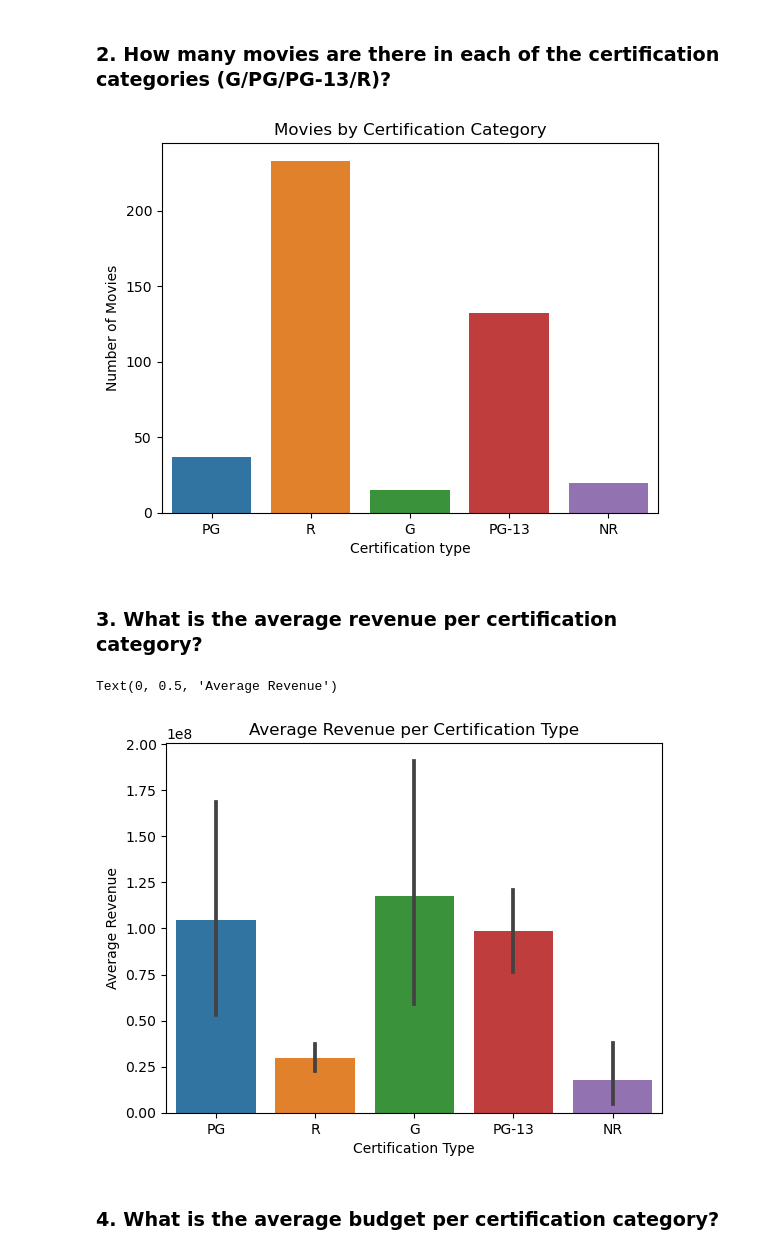
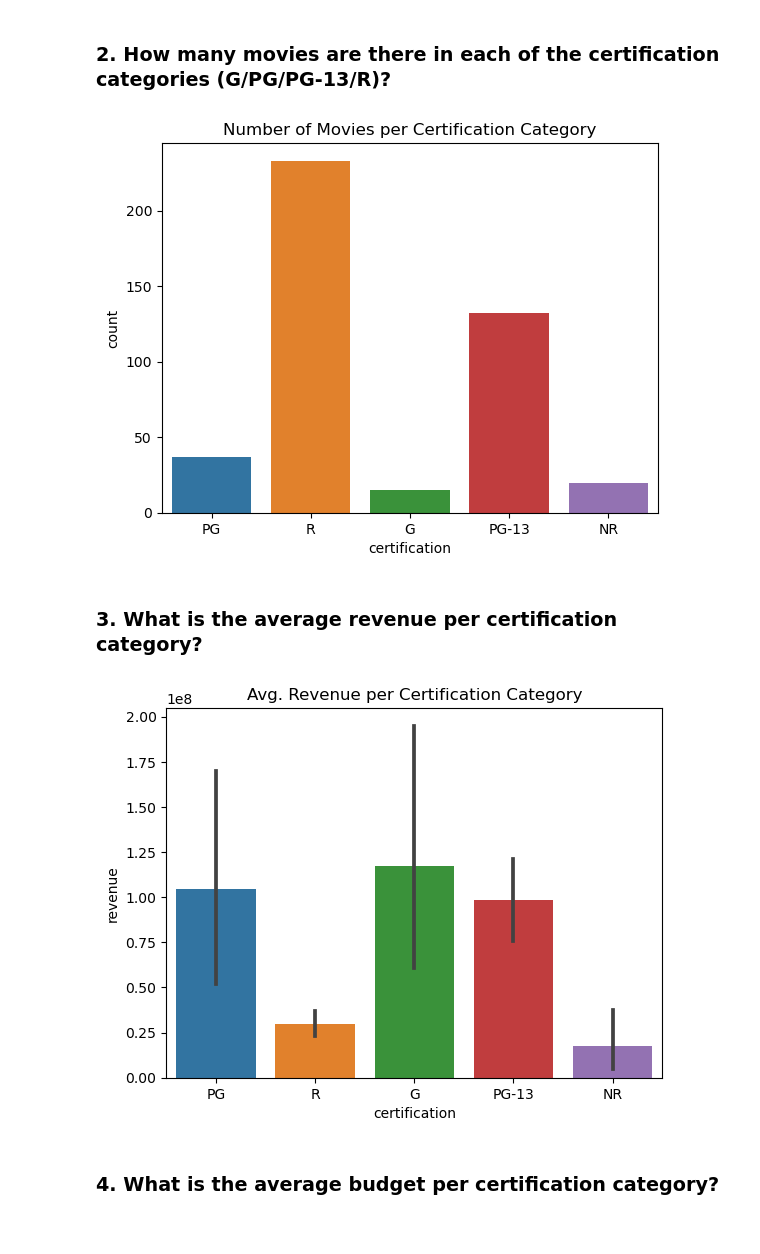
Before and after one commit to paulf35/Project-3---Movies, a Jupyter notebook: Project 3 - Part 3 - EDA.ipynb, the cells around one changed output. Saved outputs shown, nothing was run; the diff lists cells and outputs as text; code cells hidden in the pictures.

Commit message:
Updating EDA visualizations

```diff
--- a/Project 3 - Part 3 - EDA.ipynb
+++ b/Project 3 - Part 3 - EDA.ipynb
@@ -75,28 +75,20 @@ The number of movies with budget or revenue greater than 0 is 658.
 # %% [markdown]
 ### 2. How many movies are there in each of the certification categories (G/PG/PG-13/R)?
 # %%
-sns.countplot(data=budget_df, x='certification')
+ax = sns.countplot(data=budget_df, x='certification')
+
 # Set the title and axis labels
-plt.title('Movies by Certification Category')
-plt.xlabel('Certification type')
-plt.ylabel('Number of Movies')
-
-# Show the plot
-plt.show()
+ax.set_title('Number of Movies per Certification Category');
 # %% [output]
-[figure, old version]
+[figure, new version]
 # %% [markdown]
 ### 3. What is the average revenue per certification category?
 # %%
-sns.barplot(data=budget_df, x='certification', y='revenue');
-
-# Set the title and axis labels
-plt.title('Average Revenue per Certification Type')
-plt.xlabel('Certification Type')
-plt.ylabel('Average Revenue')
+# Create barplot
+ax = sns.barplot(data=budget_df, x='certification', y='revenue');
+ax.set_title('Avg. Revenue per Certification Category');
 # %% [output]
-Text(0, 0.5, 'Average Revenue')
-[figure, old version]
+[figure, new version]
 # %% [markdown]
 ### 4. What is the average budget per certification category?
 # %%
```
Also changed, not shown: parts of 1 cell of this notebook, 1 other file.
